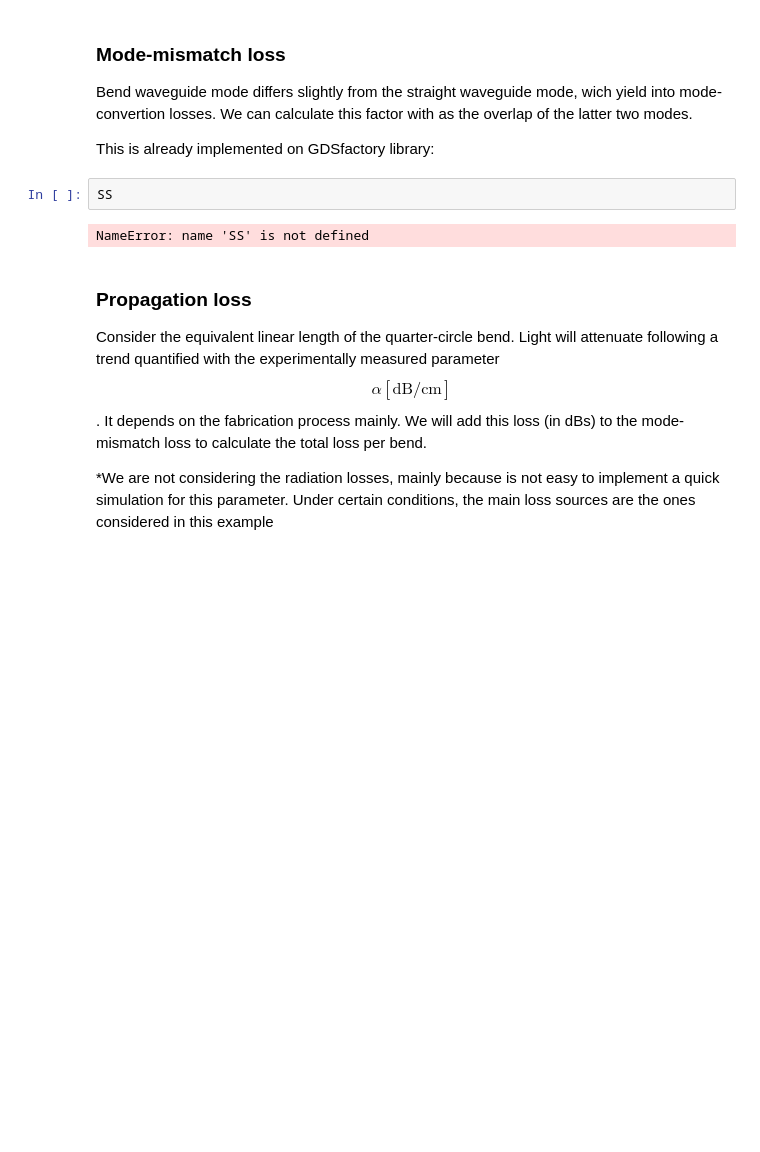
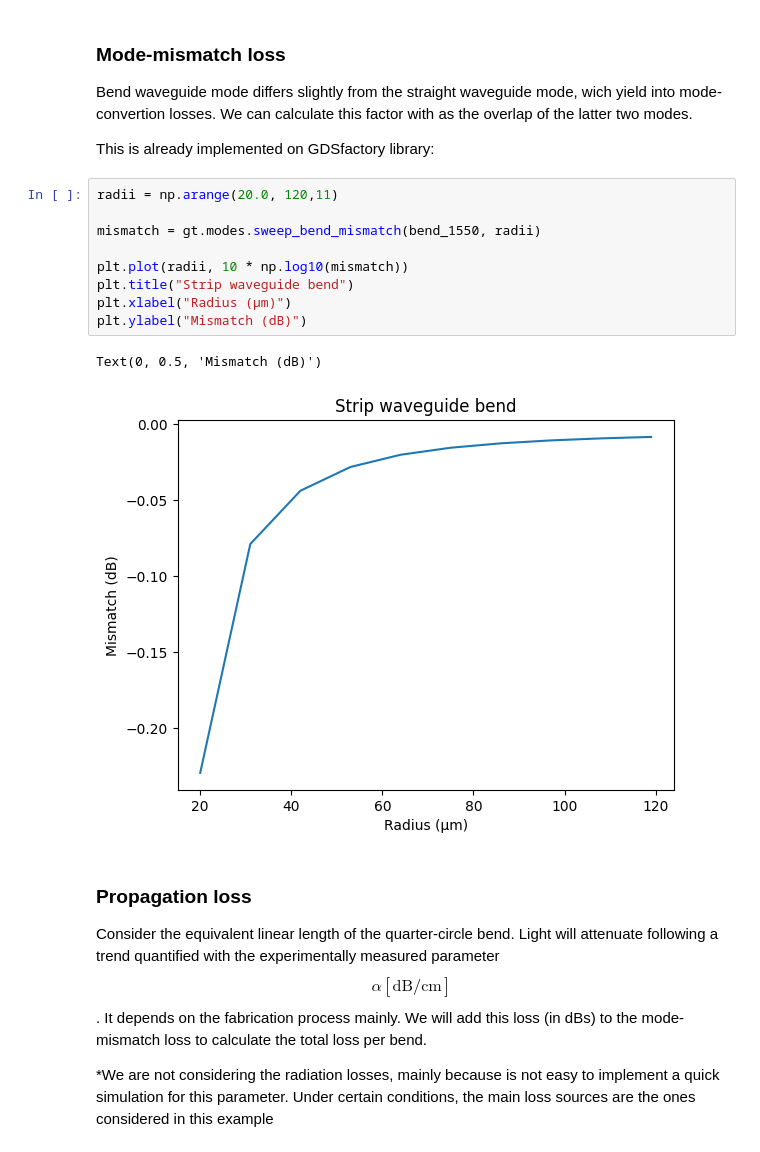
Before and after one commit to lorenagomezdiego/cifoin-lab1, a Jupyter notebook: WAVEGUIDES_Student.ipynb, the cells around one changed output. Cells and saved outputs as stored; diff of their text form; blank space fills up the shorter version.

```diff
--- a/WAVEGUIDES_Student.ipynb
+++ b/WAVEGUIDES_Student.ipynb
@@ -420,10 +467,18 @@ The bend loss has three primary contributions:
 Bend waveguide mode differs slightly from the straight waveguide mode, wich yield into mode-convertion losses. We can calculate this factor with as the overlap of the latter two modes.
 
 This is already implemented on GDSfactory library:
-# %%
-SS
-# %% [output]
-NameError: name 'SS' is not defined
+# %%
+radii = np.arange(20.0, 120,11)
+
+mismatch = gt.modes.sweep_bend_mismatch(bend_1550, radii)
+
+plt.plot(radii, 10 * np.log10(mismatch))
+plt.title("Strip waveguide bend")
+plt.xlabel("Radius (μm)")
+plt.ylabel("Mismatch (dB)")
+# %% [output]
+Text(0, 0.5, 'Mismatch (dB)')
+[figure, added]
 # %% [markdown]
 ### Propagation loss
 
```
Also changed, not shown: parts of 22 cells of this notebook, 1 other file.
